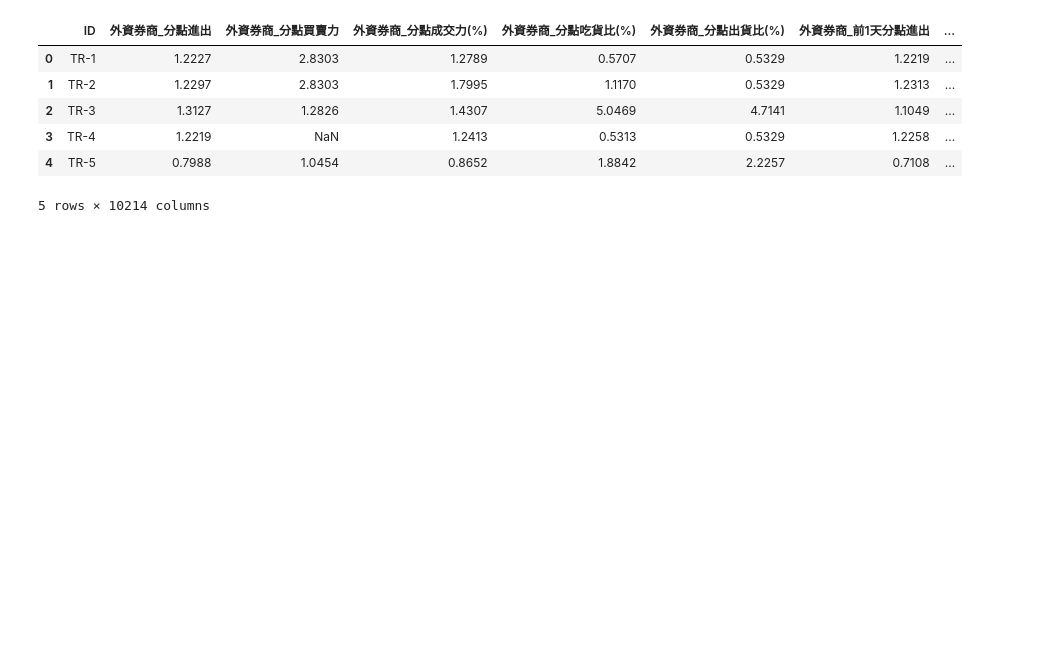
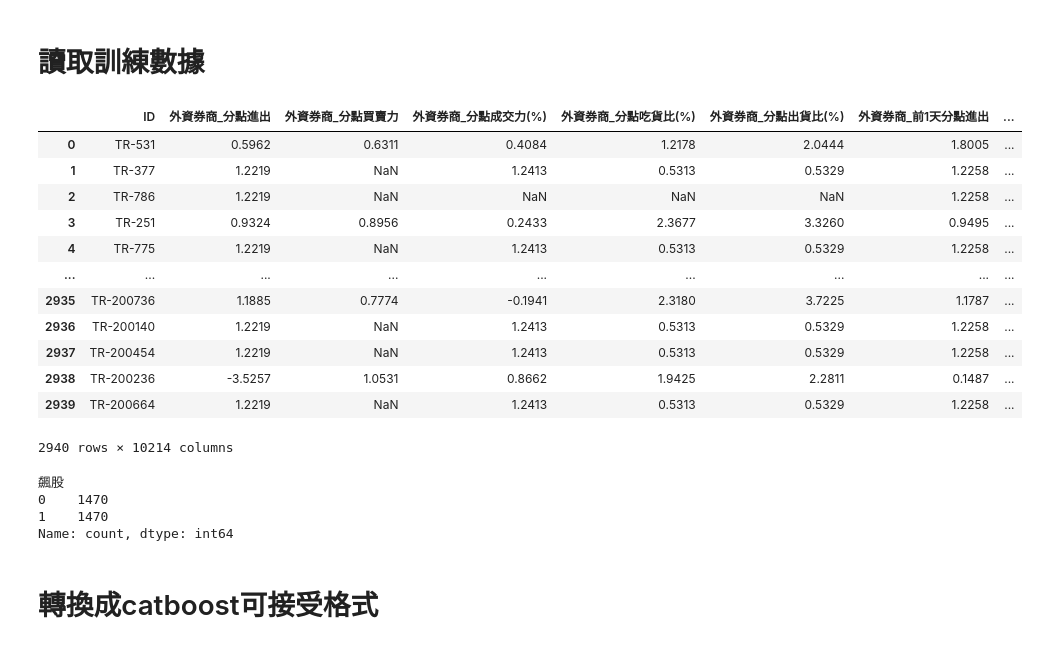
Before and after one commit to skywalker0803r/Theduelofstockgods, a Jupyter notebook: main.ipynb, the cells around one changed output. Saved outputs shown, nothing was run; the diff lists cells and outputs as text; code cells hidden in the pictures; blank space fills up the shorter version.

```diff
--- a/main.ipynb
+++ b/main.ipynb
@@ -1,13 +1,59 @@
-# %%
-import pandas as pd
-
-df = pd.read_csv('38_Training_Data_Set_V2/training.csv',nrows=100)
-df.head()
-# %% [output]
-|  | ID | 外資券商_分點進出 | 外資券商_分點買賣力 | 外資券商_分點成交力(%) | 外資券商_分點吃貨比(%) | 外資券商_分點出貨比(%) | 外資券商_前1天分點進出 | ... |
-| 0 | TR-1 | 1.2227 | 2.8303 | 1.2789 | 0.5707 | 0.5329 | 1.2219 | ... |
-| 1 | TR-2 | 1.2297 | 2.8303 | 1.7995 | 1.1170 | 0.5329 | 1.2313 | ... |
-| 2 | TR-3 | 1.3127 | 1.2826 | 1.4307 | 5.0469 | 4.7141 | 1.1049 | ... |
-| 3 | TR-4 | 1.2219 | NaN | 1.2413 | 0.5313 | 0.5329 | 1.2258 | ... |
-| 4 | TR-5 | 0.7988 | 1.0454 | 0.8652 | 1.8842 | 2.2257 | 0.7108 | ... |
-5 rows × 10214 columns
+# %% [markdown]
+# 讀取訓練數據
+# %%
+import pandas as pd
+from tqdm import tqdm
+
+# 假設資料檔案為 'large_data.csv'
+file_path = '38_Training_Data_Set_V2/training.csv'
+
+# 定義分塊大小
+chunk_size = 1000 # 每次讀取 10000 條數據
+chunks = pd.read_csv(file_path, chunksize=chunk_size)
+
+# 初始化變數來儲存平衡後的數據
+balanced_data = []
+
+# 讀取數量
+v = 0
+
+for chunk in tqdm(chunks):
+    # 計算每個類別的樣本數量
+    min_count = chunk['飆股'].value_counts().min()
+
+    # 進行平衡：ing
+    chunk_balanced = chunk.groupby('飆股').apply(lambda x: x.sample(min_count)).reset_index(drop=True)
+
+    # 將平衡後的數據加入列表
+    balanced_data.append(chunk_balanced)
+
+    # 若達到限制讀取數量則跳脫
+    v += 1
+    if v >= 1000:
+        break
+
+# 將所有平衡後的數據合併為一個 DataFrame
+balanced_data = pd.concat(balanced_data, ignore_index=True)
+
+balanced_data
+# %% [output]
+|  | ID | 外資券商_分點進出 | 外資券商_分點買賣力 | 外資券商_分點成交力(%) | 外資券商_分點吃貨比(%) | 外資券商_分點出貨比(%) | 外資券商_前1天分點進出 | ... |
+| 0 | TR-531 | 0.5962 | 0.6311 | 0.4084 | 1.2178 | 2.0444 | 1.8005 | ... |
+| 1 | TR-377 | 1.2219 | NaN | 1.2413 | 0.5313 | 0.5329 | 1.2258 | ... |
+| 2 | TR-786 | 1.2219 | NaN | NaN | NaN | NaN | 1.2258 | ... |
+| 3 | TR-251 | 0.9324 | 0.8956 | 0.2433 | 2.3677 | 3.3260 | 0.9495 | ... |
+| 4 | TR-775 | 1.2219 | NaN | 1.2413 | 0.5313 | 0.5329 | 1.2258 | ... |
+| ... | ... | ... | ... | ... | ... | ... | ... | ... |
+| 2935 | TR-200736 | 1.1885 | 0.7774 | -0.1941 | 2.3180 | 3.7225 | 1.1787 | ... |
+| 2936 | TR-200140 | 1.2219 | NaN | 1.2413 | 0.5313 | 0.5329 | 1.2258 | ... |
+| 2937 | TR-200454 | 1.2219 | NaN | 1.2413 | 0.5313 | 0.5329 | 1.2258 | ... |
+| 2938 | TR-200236 | -3.5257 | 1.0531 | 0.8662 | 1.9425 | 2.2811 | 0.1487 | ... |
+| 2939 | TR-200664 | 1.2219 | NaN | 1.2413 | 0.5313 | 0.5329 | 1.2258 | ... |
+2940 rows × 10214 columns
+# %%
+balanced_data['飆股'].value_counts()
+# %% [output]
+飆股
+0    1470
+1    1470
+Name: count, dtype: int64
@@ -13,0 +63,2 @@ df.head()
+# %% [markdown]
+# 轉換成catboost可接受格式
```
Also changed, not shown: parts of 21 cells of this notebook.
